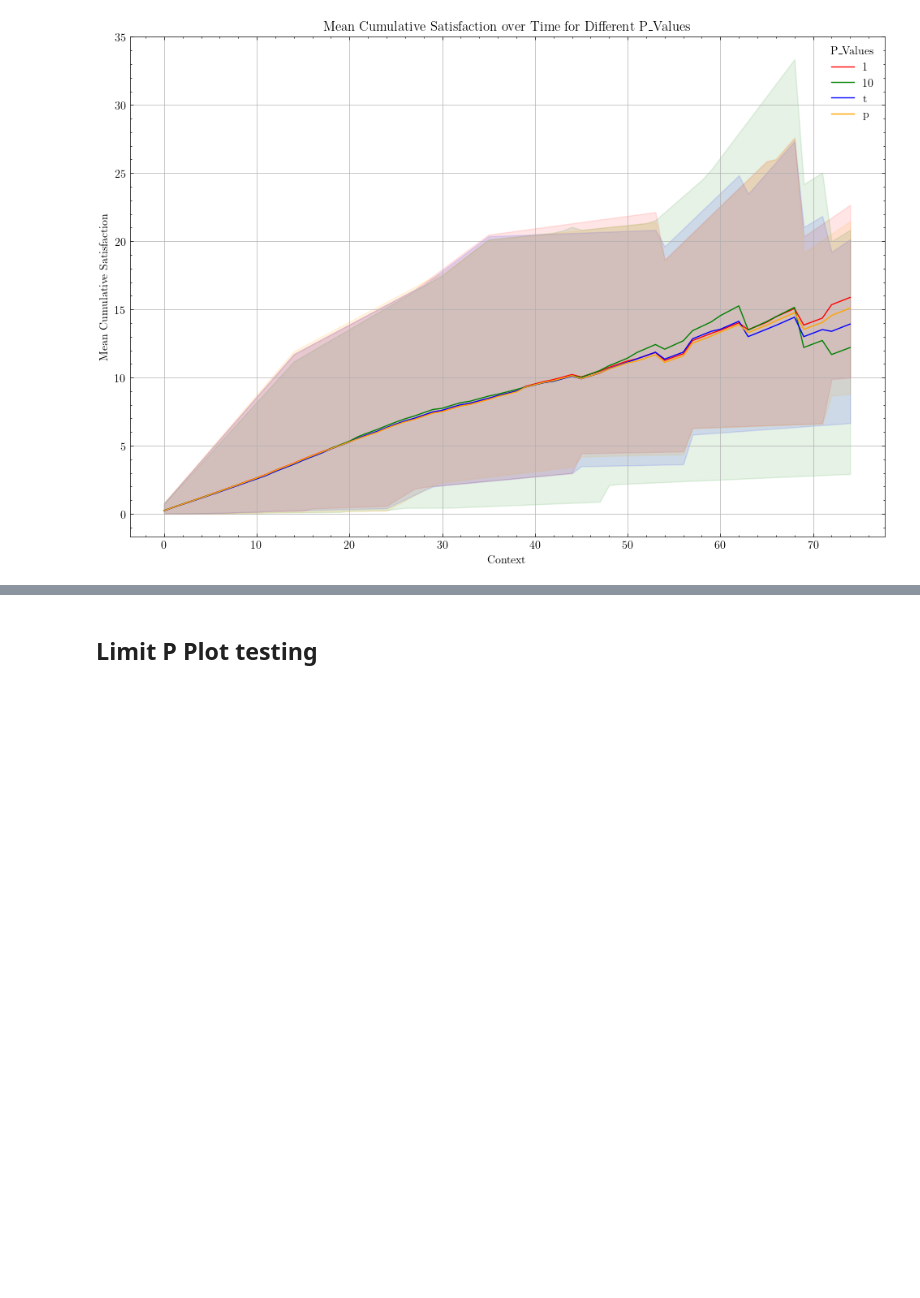
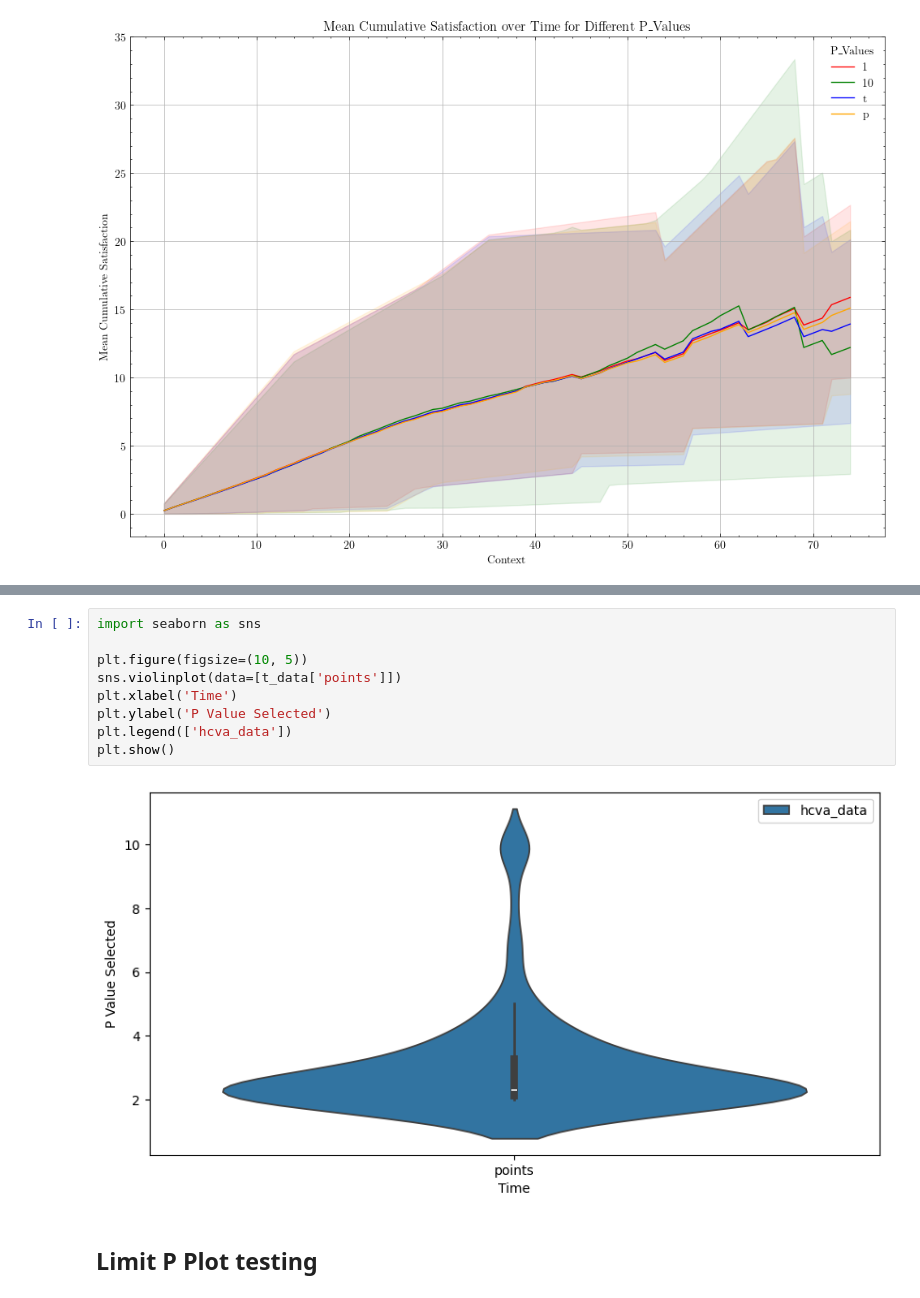
Before and after one commit to JosephTrevorrow/ValueSystemsAggregation, a Jupyter notebook: process_data/test.ipynb, the cells around one changed output, grey strips where cells are left out. Drawn from its saved outputs; the diff is of its cells as text; blank space fills up the shorter version.

```diff
--- a/process_data/test.ipynb
+++ b/process_data/test.ipynb
@@ -68,3 +114,14 @@ plt.show()
+# %%
+import seaborn as sns
+
+plt.figure(figsize=(10, 5))
+sns.violinplot(data=[t_data['points']])
+plt.xlabel('Time')
+plt.ylabel('P Value Selected')
+plt.legend(['hcva_data'])
+plt.show()
+# %% [output]
+[figure, added]
 # %% [markdown]
 ## Limit P Plot testing
 # %%
```
Also changed, not shown: parts of 7 cells of this notebook, 23 other files.
